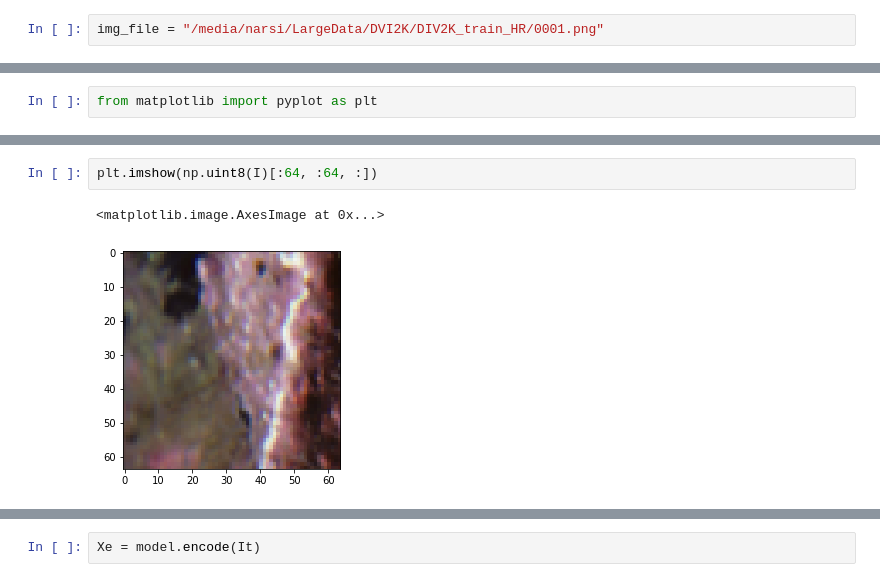
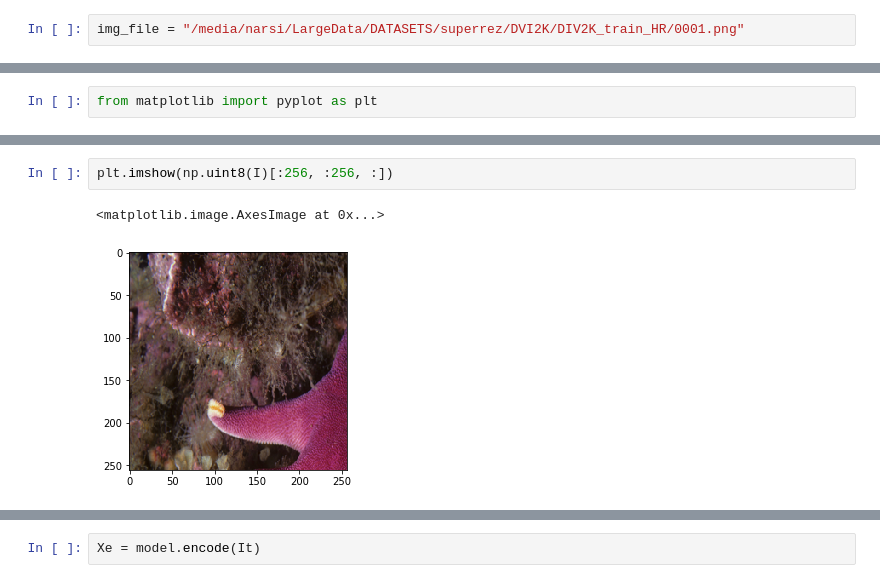
Before and after one commit to itsnarsi/1WeStar, a Jupyter notebook: test.py.ipynb, the cells around one changed output, grey strips where cells are left out. Drawn from its saved outputs; the diff is of its cells as text.

```diff
--- a/test.py.ipynb
+++ b/test.py.ipynb
@@ -23,7 +23,7 @@ def psnr_metric(T, P, max = 1.0):
     mse = torch.mean((T - P) ** 2)
     return 20 * torch.log10(max / torch.sqrt(mse))
 # %%
-img_file = "/media/narsi/LargeData/DVI2K/DIV2K_train_HR/0001.png"
+img_file = "/media/narsi/LargeData/DATASETS/superrez/DVI2K/DIV2K_train_HR/0001.png"
 # %%
 I = Image.open(img_file).resize((512, 512), Image.BICUBIC)
 # %%
@@ -55,5 +62,5 @@ plt.imshow(X.squeeze().data.cpu().numpy().transpose([1, 2, 0]))
 # %%
-plt.imshow(np.uint8(I)[:64, :64, :])
+plt.imshow(np.uint8(I)[:256, :256, :])
 # %% [output]
 <matplotlib.image.AxesImage at 0x...>
-[figure, old version]
+[figure, new version]
```
Also changed, not shown: parts of 25 cells of this notebook, 9 other files.
